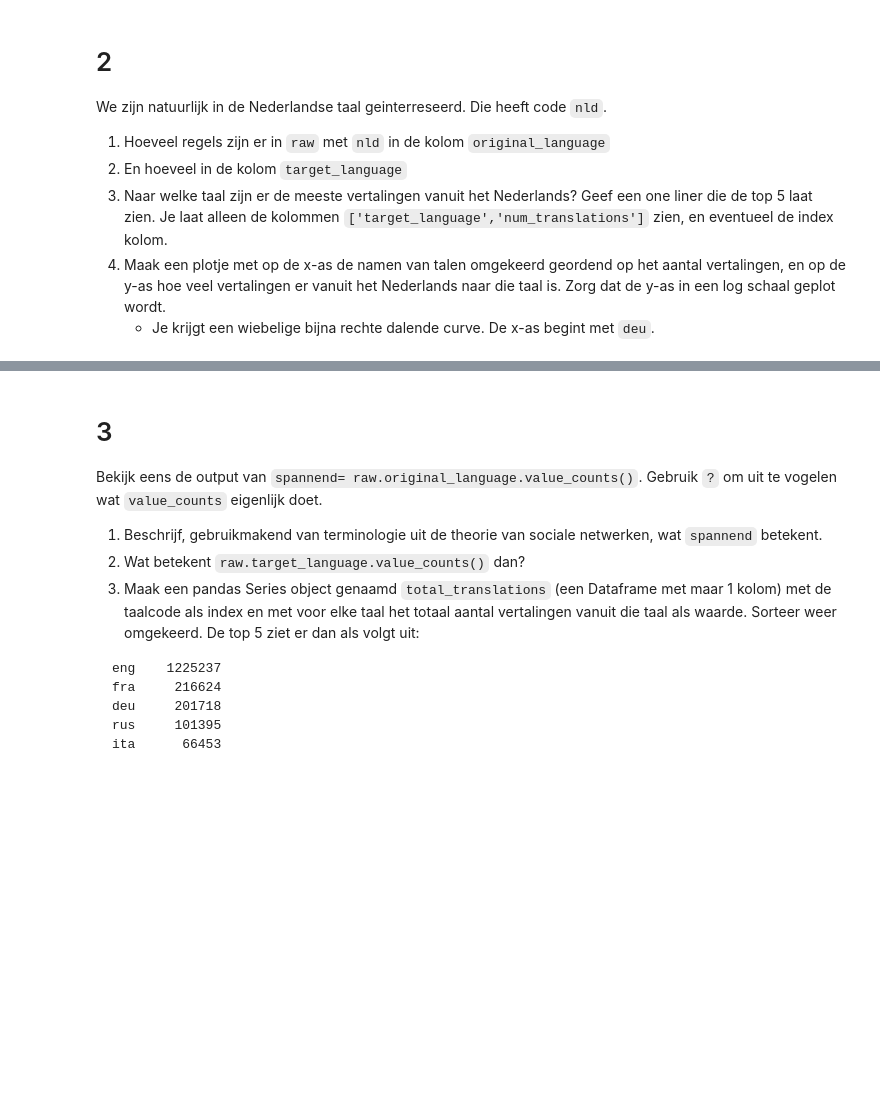
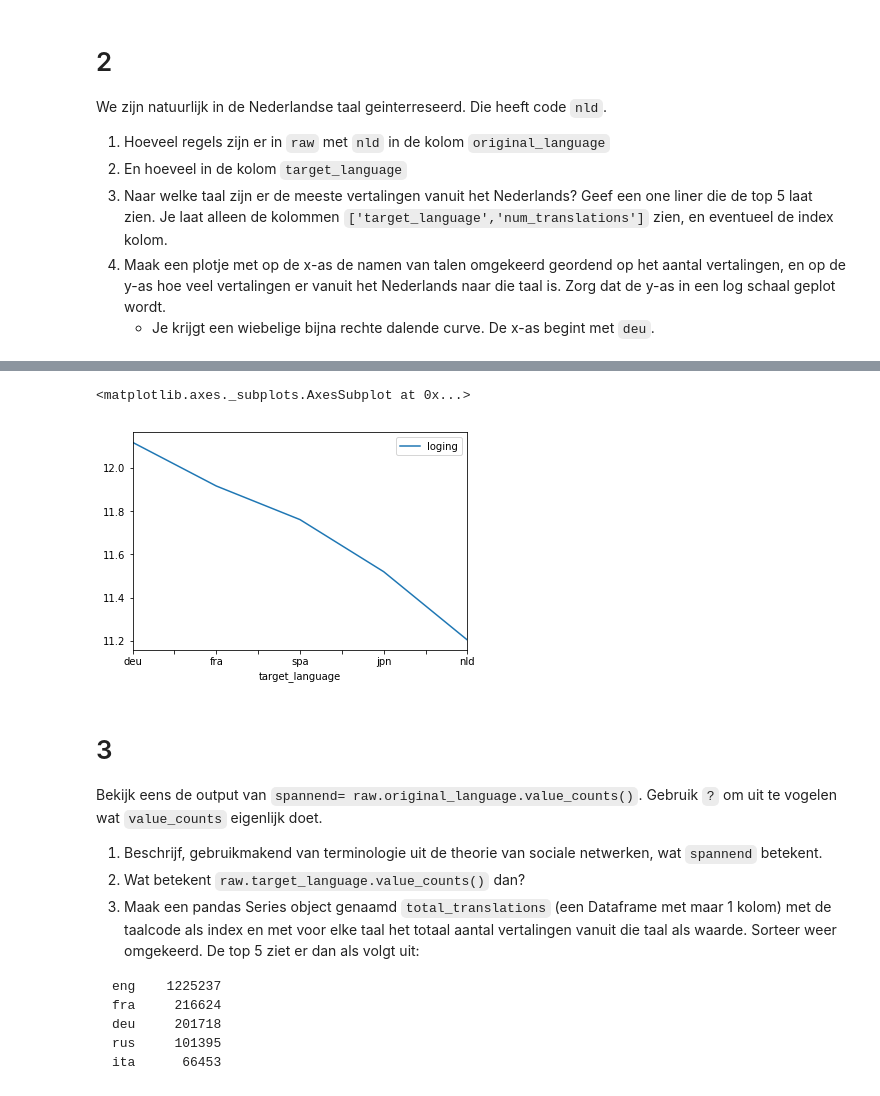
Before and after one commit to JoepStraatman/datascience, a Jupyter notebook: Assignment5-2018joep.ipynb, the cells around one changed output, grey strips where cells are left out. Cells and saved outputs as stored; diff of their text form; code cells hidden in the pictures; blank space fills up the shorter version.

```diff
--- a/Assignment5-2018joep.ipynb
+++ b/Assignment5-2018joep.ipynb
@@ -49,3 +50,6 @@ import itertools
 Read the spreadsheet on `http://language.media.mit.edu/data/public/unesco_langlang_20120722_iso639-3.txt` directly in in pandas in a dataframe called `raw`, and show the first 5 lines of the dataframe `raw`.
 
 * this must be done in 2 lines
+# %%
+raw = pd.read_csv('http://language.media.mit.edu/data/public/unesco_langlang_20120722_iso639-3.txt',delimiter="\t")
+raw[:5]
@@ -60,0 +88,3 @@ We zijn natuurlijk in de Nederlandse taal geinterreseerd. Die heeft code `nld`.
+# %%
+raw1 = raw[['target_language','num_translations']].sort_values(by='num_translations',ascending=False).head(5)
+raw1
@@ -61,3 +100,10 @@ We zijn natuurlijk in de Nederlandse taal geinterreseerd. Die heeft code `nld`.
+# %%
+raw1['loging'] = np.log(raw1.num_translations)
+
+raw1.plot(x='target_language',y='loging')
+# %% [output]
+<matplotlib.axes._subplots.AxesSubplot at 0x...>
+[figure, added]
 # %% [markdown]
 # 3
 
```
Also changed, not shown: parts of 25 cells of this notebook.
